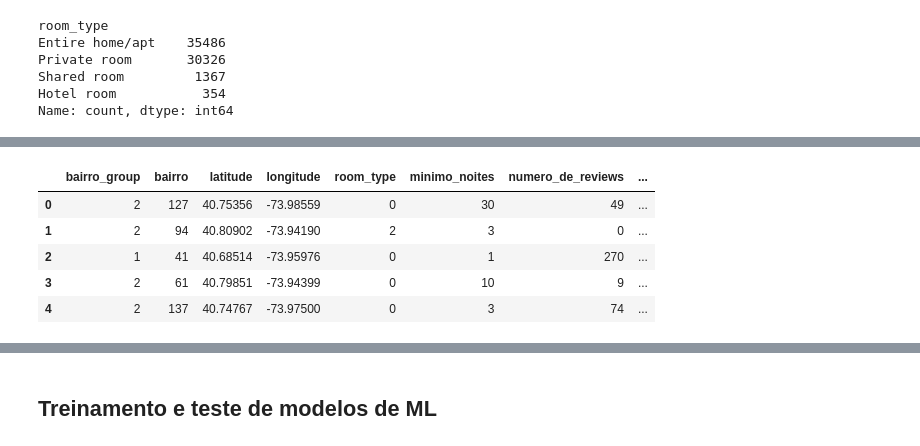
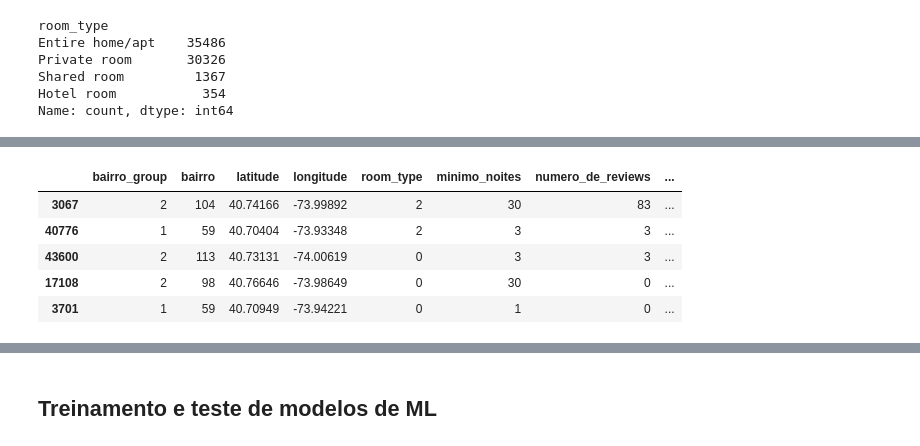
Before and after one commit to pedrobslima/LH_CD_PEDROBARROSDESOUZALIMA, a Jupyter notebook: incidium.ipynb, the cells around one changed output, grey strips where cells are left out. Drawn from its saved outputs; the diff is of its cells as text; code cells hidden in the pictures.

```diff
--- a/incidium.ipynb
+++ b/incidium.ipynb
@@ -287,9 +289,10 @@ df_new.set_index('id', inplace=True)
 df.update(df_new)
 
 # adiciona os novos dados e retira os usados na atualização
-df = pd.concat([df, df_new.drop(index=lost_reviews.index)]) # se não tirar aquelas reviews "perdidas", elas não vão ser consideradas duplicatas a serem retiradas
+df = pd.concat([df, df_new.drop(index=lost_reviews.index)])
+# se não tirar aquelas reviews "perdidas", elas não vão ser consideradas duplicatas a serem retiradas
 
-X_train.reset_index(inplace=True)  # to recover the initial structure
+df.reset_index(inplace=True)  # to recover the initial structure
 df = df.drop_duplicates() # tira duplicatas
 
 df
@@ -509,3 +988,5 @@ df_antes_das_manipulacoes = df
+# %%
+df = df_antes_das_manipulacoes
 # %%
 df.columns
 # %% [output]
@@ -527,15 +1008,24 @@ Name: count, dtype: int64
 X = df.drop(columns=['price', 'id', 'nome', 'host_id', 'host_name'])
 y = df['price']
 
-X_train, X_test, y_train, y_test = train_test_split(X, y, test_size=0.25, shuffle=False)
+X_train, X_test, y_train, y_test = train_test_split(X, y, test_size=0.25, random_state=42)
 # %%
+# transformando em coluna categórica
 X_train['room_type'] = X_train['room_type'].astype('category')
 X_train['bairro_group'] = X_train['bairro_group'].astype('category')
-X_train['bairro'] = X_train['bairro'].astype('category')
 
+# guardando as categorias para a transformação no test set
+rt_cats = X_train['room_type'].cat.categories
+bg_cats = X_train['bairro_group'].cat.categories
+
+# transformando em números inteiros
 X_train['room_type'] = X_train['room_type'].cat.codes
 X_train['bairro_group'] = X_train['bairro_group'].cat.codes
-X_train['bairro'] = X_train['bairro'].cat.codes
+
+# mesma coisa, mas 'bairro' precisa ser separado para ter uma relação maior com o burgo a qual pertence
+temp = X_train.sort_values(by='bairro_group').loc[:, ['bairro_group', 'bairro']]
+br_cats = pd.Index(temp.drop_duplicates()['bairro'])
+X_train['bairro'] = X_train['bairro'].apply(lambda x: br_cats.get_loc(x))
 
 X_train.head()
 # %% [output]
@@ -563,20 +1038,22 @@ Index(['Allerton', 'Arden Heights', 'Arrochar', 'Arverne', 'Astoria',
 # %%
 # limpando valores nulos de reviews por mês
 X_train['reviews_por_mes'] = X_train['reviews_por_mes'].fillna(0)
 
 # por enquanto só estou mudando para o ano da última review, mas talvez também adicione o ano
 X_train['ultima_review'] = X_train['ultima_review'].apply(lambda x: int(x[:4]) if type(x)==str else x)
-min_review = X_train.loc[:, 'ultima_review'].median() # qualquer que seja a decisão aqui, vai impactar bastante o treinamento,
+fill_review = X_train.loc[:, 'ultima_review'].median() # qualquer que seja a decisão aqui, vai impactar bastante o treinamento,
 # pois são cerca de 16000 instâncias que possuem esse valor nulo (min=2011 e mediana=2019)
-X_train['ultima_review'] = X_train['ultima_review'].fillna(min_review) # trocando valores nulos pelo valor mínimo do ano da ultima review
+X_train['ultima_review'] = X_train['ultima_review'].fillna(fill_review) # trocando valores nulos pelo valor mínimo do ano da ultima review
 
 # talvez tirar latitude e longitude?
 
+# lembrar de normalizar
+
 X_train.head()
 # %% [output]
 |  | bairro_group | bairro | latitude | longitude | room_type | minimo_noites | numero_de_reviews | ... |
-| 0 | 2 | 127 | 40.75356 | -73.98559 | 0 | 30 | 49 | ... |
-| 1 | 2 | 94 | 40.80902 | -73.94190 | 2 | 3 | 0 | ... |
-| 2 | 1 | 41 | 40.68514 | -73.95976 | 0 | 1 | 270 | ... |
-| 3 | 2 | 61 | 40.79851 | -73.94399 | 0 | 10 | 9 | ... |
-| 4 | 2 | 137 | 40.74767 | -73.97500 | 0 | 3 | 74 | ... |
+| 3067 | 2 | 104 | 40.74166 | -73.99892 | 2 | 30 | 83 | ... |
+| 40776 | 1 | 59 | 40.70404 | -73.93348 | 2 | 3 | 3 | ... |
+| 43600 | 2 | 113 | 40.73131 | -74.00619 | 0 | 3 | 3 | ... |
+| 17108 | 2 | 98 | 40.76646 | -73.98649 | 0 | 30 | 0 | ... |
+| 3701 | 1 | 59 | 40.70949 | -73.94221 | 0 | 1 | 0 | ... |
```
Also changed, not shown: parts of 37 cells of this notebook, 2 other files.
